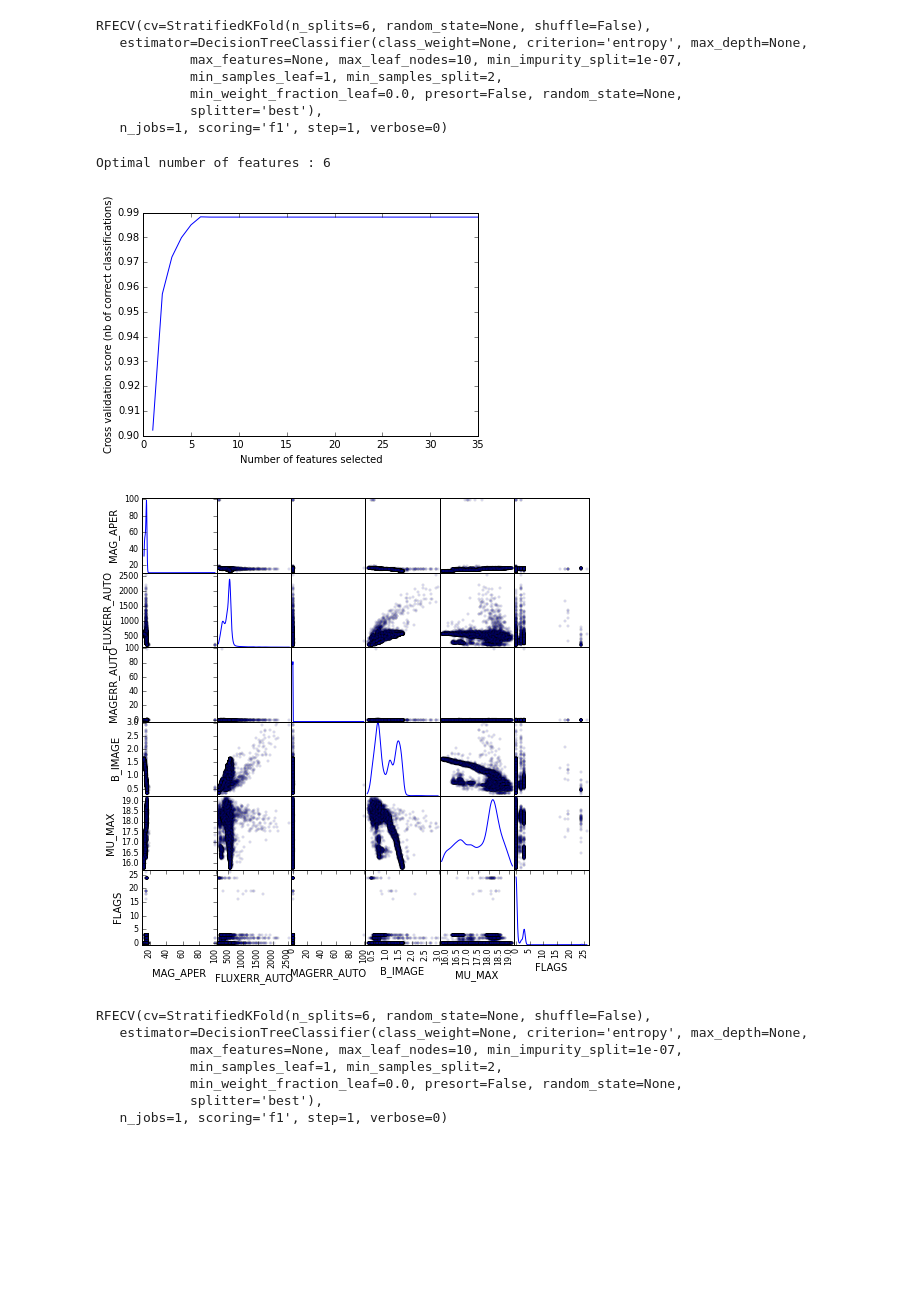
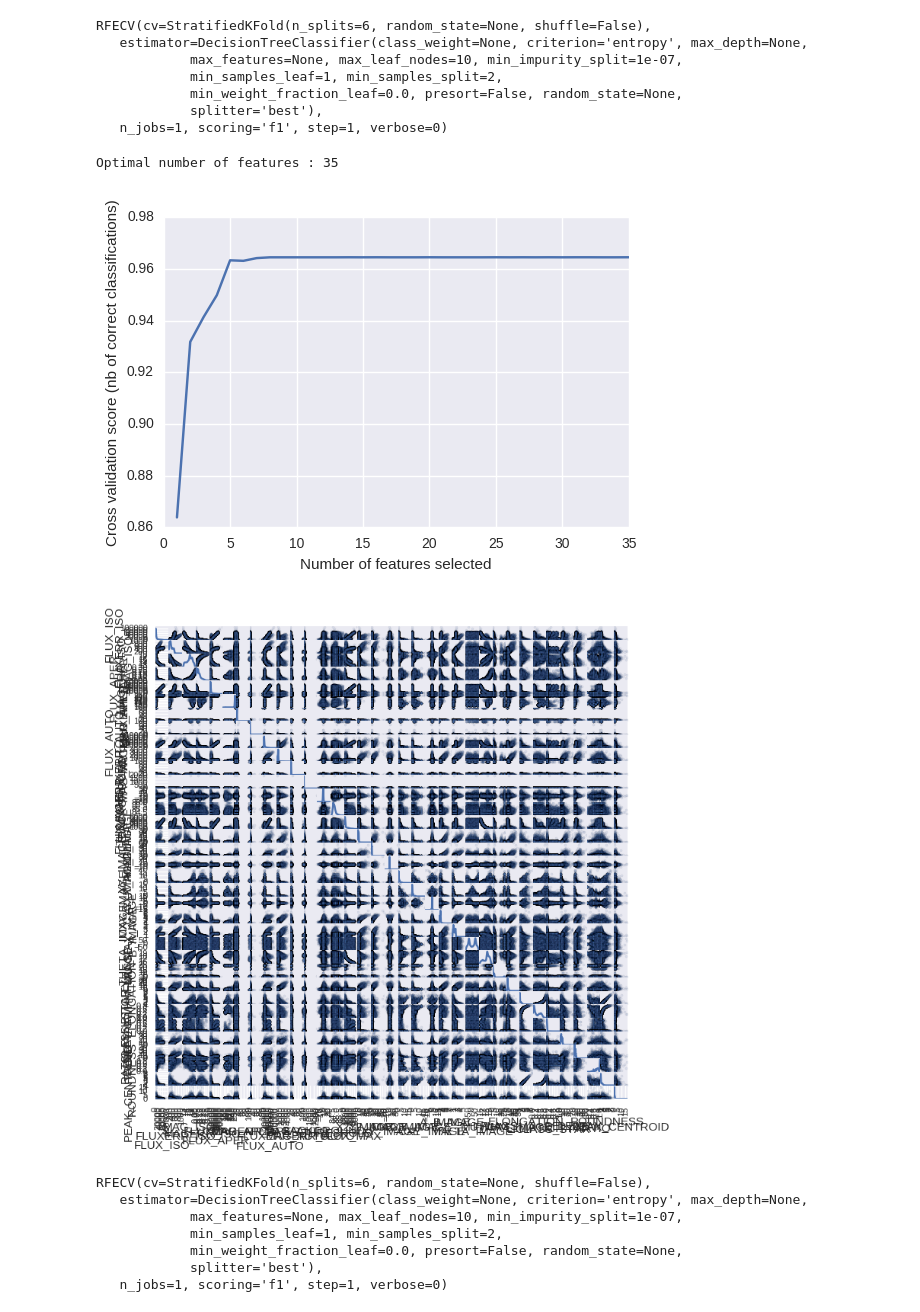
Before and after one commit to BrunoSanchez/RBMLearning, a Jupyter notebook: RealBogus_zackay.ipynb, the cells around one changed output. Saved outputs shown, nothing was run; the diff lists cells and outputs as text; code cells hidden in the pictures; blank space fills up the shorter version.

```diff
--- a/RealBogus_zackay.ipynb
+++ b/RealBogus_zackay.ipynb
@@ -12,0 +19,4 @@ dt_zps = pd.read_csv('detected.csv')
+# %%
+sns.set_context(font_scale=1.2)
+# %%
+engine = create_engine('sqlite:///../RBpipeline/rbogus-dev.db')
@@ -13,3 +26,27 @@ dt_zps = pd.read_csv('detected.csv')
+# %%
+dt_zps = pd.merge(pd.read_sql_table('Detected', engine),
+                  pd.read_sql_query("""SELECT
+                                        Detected.id,
+                                        Simulated.app_mag as sim_mag,
+                                        Simulated.id as sim_id
+                                    FROM Detected
+                                        LEFT JOIN Reals
+                                            ON Detected.id==Reals.detected_id
+                                        LEFT JOIN Simulated
+                                            ON Simulated.id==Reals.simulated_id""", engine),
+                                      on='id', suffixes=('',''))
+
+dt_ois = pd.merge(pd.read_sql_table('DetectedOIS', engine),
+                  pd.read_sql_query("""SELECT
+                                        DetectedOIS.id,
+                                        Simulated.app_mag as sim_mag,
+                                        Simulated.id as sim_id
+                                    FROM DetectedOIS
+                                        LEFT JOIN RealsOIS
+                                            ON DetectedOIS.id==RealsOIS.detected_id
+                                        LEFT JOIN Simulated
+                                            ON Simulated.id==RealsOIS.simulated_id""", engine),
+                                      on='id', suffixes=('',''))
 # %%
 dt_zps.describe()
 # %% [output]
@@ -39,3 +76,6 @@ dt_ois.describe()
+# %%
+dt_ois.IS_REAL = dt_ois.IS_REAL.astype(int)
+dt_zps.IS_REAL = dt_zps.IS_REAL.astype(int)
 # %%
 plt.figure(figsize=(8,4))
 plt.subplot(121)
@@ -116,7 +157,7 @@ RFECV(cv=StratifiedKFold(n_splits=6, random_state=None, shuffle=False),
 # %%
 print("Optimal number of features : %d" % rfecv.n_features_)
 # %% [output]
-Optimal number of features : 6
+Optimal number of features : 35
 # %%
 plt.figure()
 plt.xlabel("Number of features selected")
@@ -124,14 +165,14 @@ plt.ylabel("Cross validation score (nb of correct classifications)")
 plt.plot(range(1, len(rfecv.grid_scores_) + 1), rfecv.grid_scores_)
 plt.show()
 # %% [output]
-[figure, old version]
+[figure, new version]
 # %%
 dB = d_ois[d_ois.columns[np.where(rfecv.ranking_==1)[0]]]
 # %%
-scatter_matrix(dB, alpha=0.1, figsize=(8, 8), diagonal='kde')
+pd.scatter_matrix(dB, alpha=0.1, figsize=(8, 8), diagonal='kde')
 plt.show()
 # %% [output]
-[figure, old version]
+[figure, new version]
 # %%
 rfecv = feature_selection.RFECV(estimator=c45, step=1, cv=StratifiedKFold(6),
               scoring='f1')
```
Also changed, not shown: parts of 19 cells of this notebook, 1 other file.
